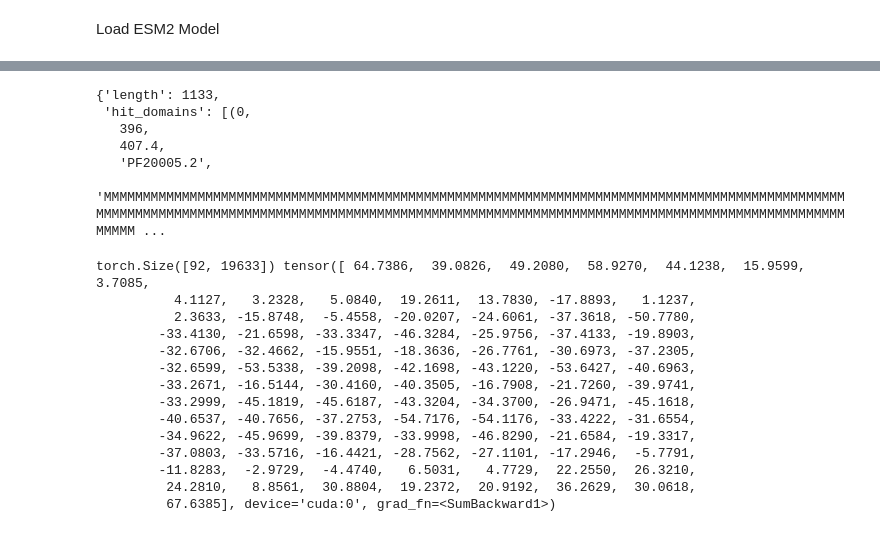
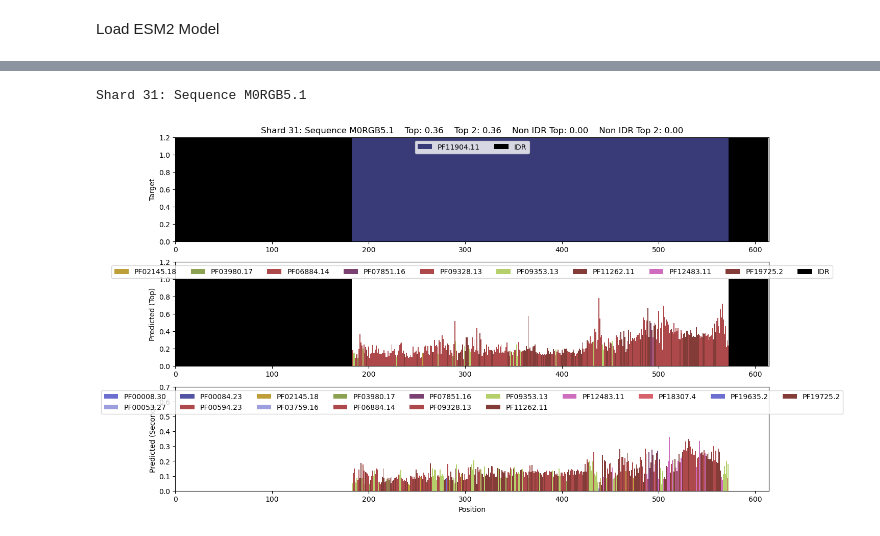
Before and after one commit to Protein-Sequence-Annotation/PSALM, a Jupyter notebook: library/test_esm.ipynb, the cells around one changed output, grey strips where cells are left out. Cells and saved outputs as stored; diff of their text form; code cells hidden in the pictures.

```diff
--- a/library/test_esm.ipynb
+++ b/library/test_esm.ipynb
@@ -600,7 +597,7 @@ test3 = torch.where(test2==2)
 import sys
 import numpy as np
 sys.path.insert(0, '../library')
-sys.path.insert(0, '../py_scripts')
+# sys.path.insert(0, '../py_scripts')
 import hmmscan_utils as hu
 import classifiers as cf
 import ml_utils as mu
@@ -608,8 +605,8 @@ import visualizations as vz
 import torch
 import pickle
 from pathlib import Path
-
-with open(f'../data_esm_decoder/maps.pkl', 'rb') as g:
+print("imported")
+with open(f'../data/maps.pkl', 'rb') as g:
         maps = pickle.load(g)
 fam_map = list(maps['fam_idx'].keys())
 
@@ -620,10 +617,10 @@ length_limit = 4096 # Covers 99.75% sequences
 model_name =  'esm2_t33_650M_UR50D' #'esm2_t36_3B_UR50D'
 num_shards = 50 ###### Replace with appropriate number ###################################
 data_utils = mu.DataUtils('../data', num_shards, model_name, length_limit, 'test', device)
-
+print("ESM2 loaded")
 classifier = cf.FamModelSimple(data_utils.embedding_dim, data_utils.maps, device).to(device)
-classifier_path = Path('../data/results/simple_resume_no_L1/epoch_0.pth')
+classifier_path = Path('../data/results/simple_resume_no_L1/epoch_4.pth')
 classifier.load_state_dict(torch.load(classifier_path))
-
+print("Classifier loaded")
 classifier.eval()
 # %% [output]
@@ -632,13 +643,13 @@ FileNotFoundError: [Errno 2] No such file or directory: '../data_esm_decoder/map
 with torch.inference_mode():
 
     shard = np.random.randint(1,51)
-    shard = 39
+    # shard = 31
 
     hmm_dict = data_utils.parse_shard(shard)
     keys = list(hmm_dict.keys())
     key_idx = np.random.randint(0,len(keys))
     seq_id = keys[key_idx]
-    seq_id = 'Q4UFZ3.1'
+    # seq_id = 'M1DIH1.1'
 
     dataset = data_utils.get_dataset(shard)
     dataset = data_utils.filter_batches(dataset, [seq_id])
@@ -647,58 +658,39 @@ with torch.inference_mode():
     label, seq, token = next(iter(data_loader))
     token = token.to(device)
     embedding = data_utils.get_embedding(token)
     fam_vector, clan_vector = hu.generate_domain_position_list2(hmm_dict, seq_id, data_utils.maps)
 
     stop_index = min(len(seq[0]), data_utils.length_limit)
     fam_vector = torch.tensor(fam_vector[:stop_index,:]).to(device) # clip the clan_vector to the truncated sequence length
     clan_vector = torch.tensor(clan_vector[:stop_index,:]).to(device)
 
     weighted_preds, _ = classifier(embedding["representations"][data_utils.last_layer][0,1:stop_index+1,:], clan_vector)
     clan_fam_matrix = maps['clan_family_matrix'].to(device)
     clan_fam_weights = torch.matmul(clan_vector,clan_fam_matrix)
 
     for i in range(clan_fam_weights.shape[0]): #shape is Lxf
         indices = torch.nonzero(clan_fam_weights[i]).squeeze() #indices for the softmax
         weighted_preds[i,indices] = torch.softmax(weighted_preds[i,indices],dim=0)
 
     results = {}
     results[seq_id] = {}
     top_two_vals, top_two_indices = torch.topk(weighted_preds, k=2, dim=1)
 
 
     results[seq_id]['fam_vals'] = top_two_vals.cpu().numpy()
     results[seq_id]['fam_idx'] = top_two_indices.cpu().numpy()
     results[seq_id]['fam_true'] = torch.argmax(fam_vector, dim=1).cpu().numpy()
     results[seq_id]['fam_true_vals'] = fam_vector.max(dim=1)[1].cpu().numpy()
     results['label'] = seq_id
     results['shard'] = shard
     print(f'Shard {shard}: Sequence {seq_id}')
     vz.viewSingleFam(shard, seq_id, results, list(maps['fam_idx'].keys()))
+# %% [output]
+Shard 31: Sequence M0RGB5.1
+[figure, added]
 # %%
 hmm_dict['A6GJW3.1']
-# %% [output]
-{'length': 1133,
- 'hit_domains': [(0,
-   396,
-   407.4,
-   'PF20005.2',
-   'MMMMMMMMMMMMMMMMMMMMMMMMMMMMMMMMMMMMMMMMMMMMMMMMMMMMMMMMMMMMMMMMMMMMMMMMMMMMMMMMMMMMMMMMMMMMMMMMMMMMMMMMMMMMMMMMMMMMMMMMMMMMMMMMMMMMMMMMMMMMMMMMMMMMMMMMMMMMMMMMMMMMMMMMMMMMMMMMMMMMMMMMMMMMMMMMMMMM ...
 # %%
 print(weighted_preds.shape,weighted_preds.sum(dim=1))
-# %% [output]
-torch.Size([92, 19633]) tensor([ 64.7386,  39.0826,  49.2080,  58.9270,  44.1238,  15.9599,   3.7085,
-          4.1127,   3.2328,   5.0840,  19.2611,  13.7830, -17.8893,   1.1237,
-          2.3633, -15.8748,  -5.4558, -20.0207, -24.6061, -37.3618, -50.7780,
-        -33.4130, -21.6598, -33.3347, -46.3284, -25.9756, -37.4133, -19.8903,
-        -32.6706, -32.4662, -15.9551, -18.3636, -26.7761, -30.6973, -37.2305,
-        -32.6599, -53.5338, -39.2098, -42.1698, -43.1220, -53.6427, -40.6963,
-        -33.2671, -16.5144, -30.4160, -40.3505, -16.7908, -21.7260, -39.9741,
-        -33.2999, -45.1819, -45.6187, -43.3204, -34.3700, -26.9471, -45.1618,
-        -40.6537, -40.7656, -37.2753, -54.7176, -54.1176, -33.4222, -31.6554,
-        -34.9622, -45.9699, -39.8379, -33.9998, -46.8290, -21.6584, -19.3317,
-        -37.0803, -33.5716, -16.4421, -28.7562, -27.1101, -17.2946,  -5.7791,
-        -11.8283,  -2.9729,  -4.4740,   6.5031,   4.7729,  22.2550,  26.3210,
-         24.2810,   8.8561,  30.8804,  19.2372,  20.9192,  36.2629,  30.0618,
-         67.6385], device='cuda:0', grad_fn=<SumBackward1>)
 # %%
 print(raw_preds.shape,raw_preds.sum(dim=1))
```
Also changed, not shown: parts of 14 cells of this notebook, 3 other files.
